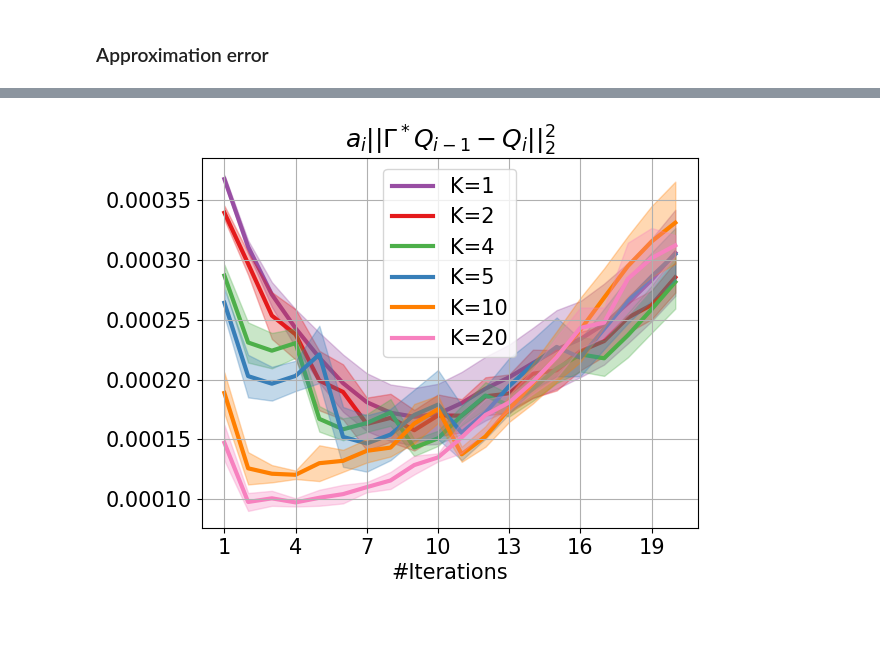
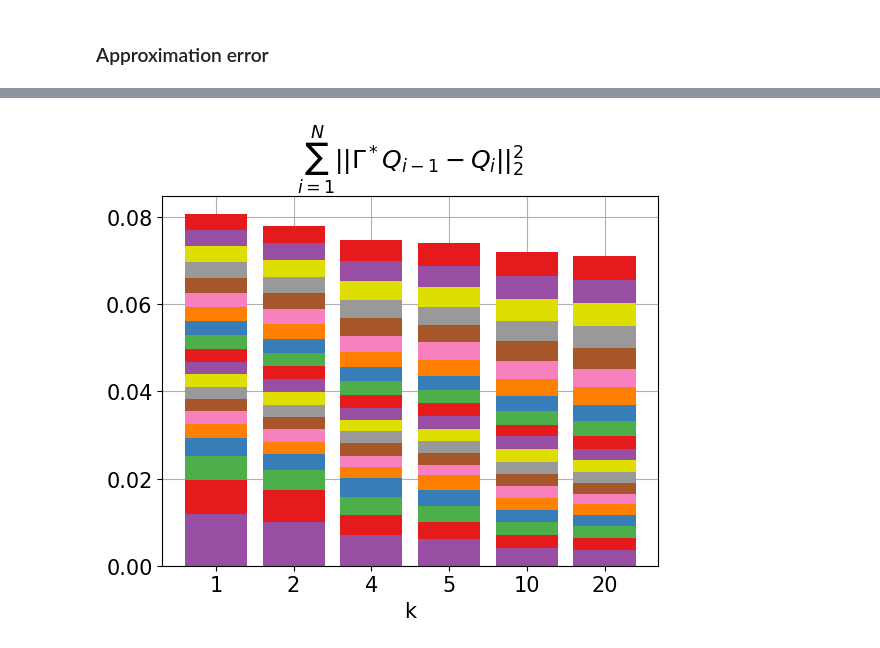
Before and after one commit to theovincent/i-DQN, a Jupyter notebook: experiments/car_on_hill/plots.ipynb, the cells around one changed output, grey strips where cells are left out. Saved outputs shown, nothing was run; the diff lists cells and outputs as text; code cells hidden in the pictures; blank space fills up the shorter version.

```diff
--- a/experiments/car_on_hill/plots.ipynb
+++ b/experiments/car_on_hill/plots.ipynb
@@ -205,7 +242,7 @@ for idx in range(len(list_bellman_iterations_scope)):
 # %%
 from idqn.utils.importance_iteration import importance_bound
 
-importance_iteration = importance_bound(p["gamma"], n_bellman_iterations)
+importance_iteration = importance_bound(p["gamma"], n_bellman_iterations) * 0 + 1
 importance_iteration = np.repeat(importance_iteration[None, :], n_seeds, axis=0)
 importance_iteration = np.repeat(importance_iteration[None, :], len(list_bellman_iterations_scope), axis=0)
 
@@ -218,21 +255,17 @@ for idx in range(len(list_bellman_iterations_scope)):
 # %%
 import matplotlib.pyplot as plt
 from experiments import colors
 
 plt.rc("font", size=15)
 plt.rc("lines", linewidth=3)
 
-iterations = range(1, n_bellman_iterations + 1)
+for idx_bellman_iteration in range(n_bellman_iterations):
+    plt.bar(range(len(list_bellman_iterations_scope)), ifqi_ae_mean_performance[:, idx_bellman_iteration], bottom=ifqi_ae_mean_performance[:, :idx_bellman_iteration].sum(axis=1), color=colors[f"{idx_bellman_iteration % len(colors)}"], zorder=2)
 
-for idx, bellman_iterations_scope in enumerate(list_bellman_iterations_scope):
-    plt.plot(iterations, ifqi_ae_mean_performance[idx], label=f"K={bellman_iterations_scope}", color=colors[f"{idx}"], zorder=1)
-    plt.fill_between(iterations, ifqi_ae_confidence_interval_performance[idx, 0], ifqi_ae_confidence_interval_performance[idx, 1], color=colors[f"{idx}"], alpha=0.3)
-
-plt.xticks(range(1, n_bellman_iterations + 1, ticks_freq))
-plt.xlabel("#Iterations")
-plt.title("$a_i || \Gamma^*Q_{i - 1} - Q_i ||_2^2$")
-plt.legend().set_zorder(3)
+plt.title("$ \sum_{i=1}^N || \Gamma^*Q_{i - 1} - Q_i ||_2^2$")
+plt.xticks(range(len(list_bellman_iterations_scope)), list_bellman_iterations_scope)
 plt.grid(zorder=0)
-_ = plt.savefig(f"figures/{experiment_name}/ApproximationError.pdf", bbox_inches='tight')
+plt.xlabel("k")
+_ = plt.savefig(f"figures/{experiment_name}/ApproximationError_bars.pdf", bbox_inches='tight')
 # %% [output]
-[figure, old version]
+[figure, new version]
```
Also changed, not shown: parts of 9 cells of this notebook, 5 other files.
